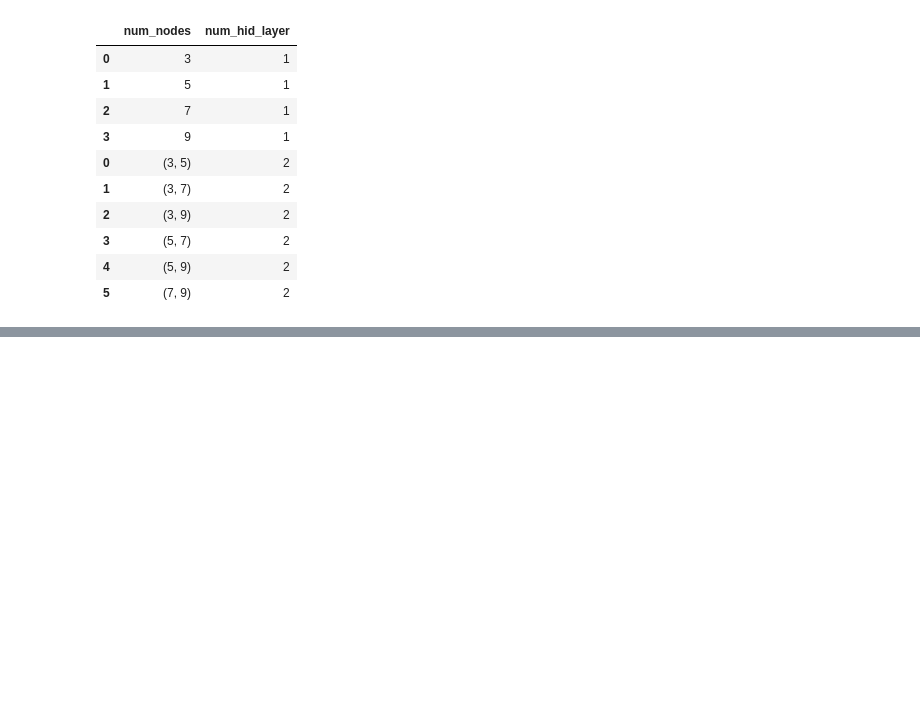
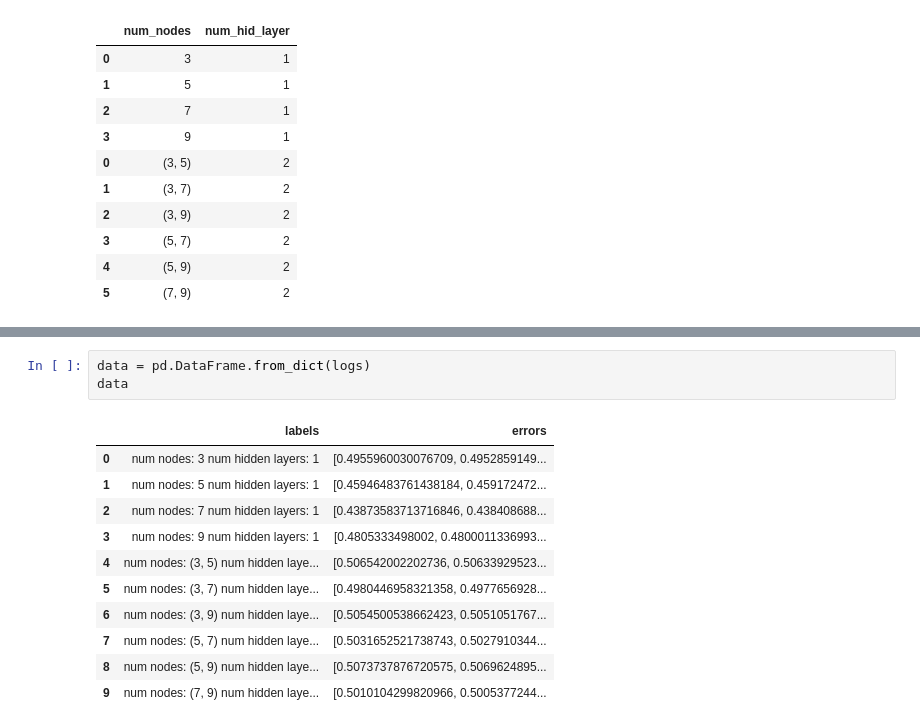
Before and after one commit to phdinds-aim/neural_net_class, a Jupyter notebook: neural_net_class.ipynb, the cells around one changed output, grey strips where cells are left out. Cells and saved outputs as stored; diff of their text form; blank space fills up the shorter version.

Commit message:
working for 1 and 2 layers. with some bugs

```diff
--- a/neural_net_class.ipynb
+++ b/neural_net_class.ipynb
@@ -326,0 +293,15 @@ last layer layer_3
+# %%
+data = pd.DataFrame.from_dict(logs)
+data
+# %% [output]
+|  | labels | errors |
+| 0 | num nodes: 3 num hidden layers: 1 | [0.4955960030076709, 0.4952859149... |
+| 1 | num nodes: 5 num hidden layers: 1 | [0.45946483761438184, 0.459172472... |
+| 2 | num nodes: 7 num hidden layers: 1 | [0.43873583713716846, 0.438408688... |
+| 3 | num nodes: 9 num hidden layers: 1 | [0.4805333498002, 0.4800011336993... |
+| 4 | num nodes: (3, 5) num hidden laye... | [0.506542002202736, 0.50633929523... |
+| 5 | num nodes: (3, 7) num hidden laye... | [0.4980446958321358, 0.4977656928... |
+| 6 | num nodes: (3, 9) num hidden laye... | [0.5054500538662423, 0.5051051767... |
+| 7 | num nodes: (5, 7) num hidden laye... | [0.5031652521738743, 0.5027910344... |
+| 8 | num nodes: (5, 9) num hidden laye... | [0.5073737876720575, 0.5069624895... |
+| 9 | num nodes: (7, 9) num hidden laye... | [0.5010104299820966, 0.5005377244... |
```
Also changed, not shown: parts of 11 cells of this notebook.
